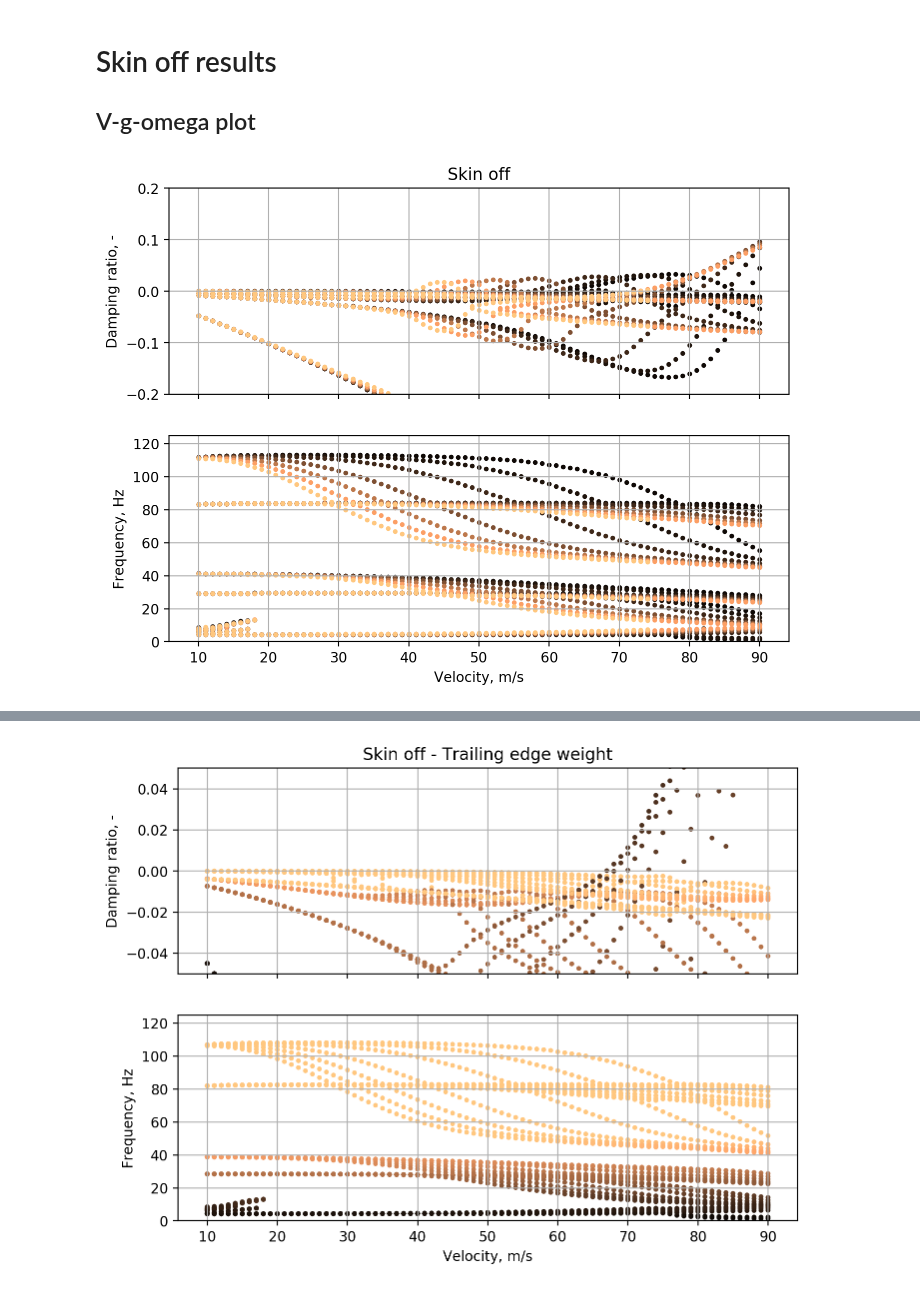
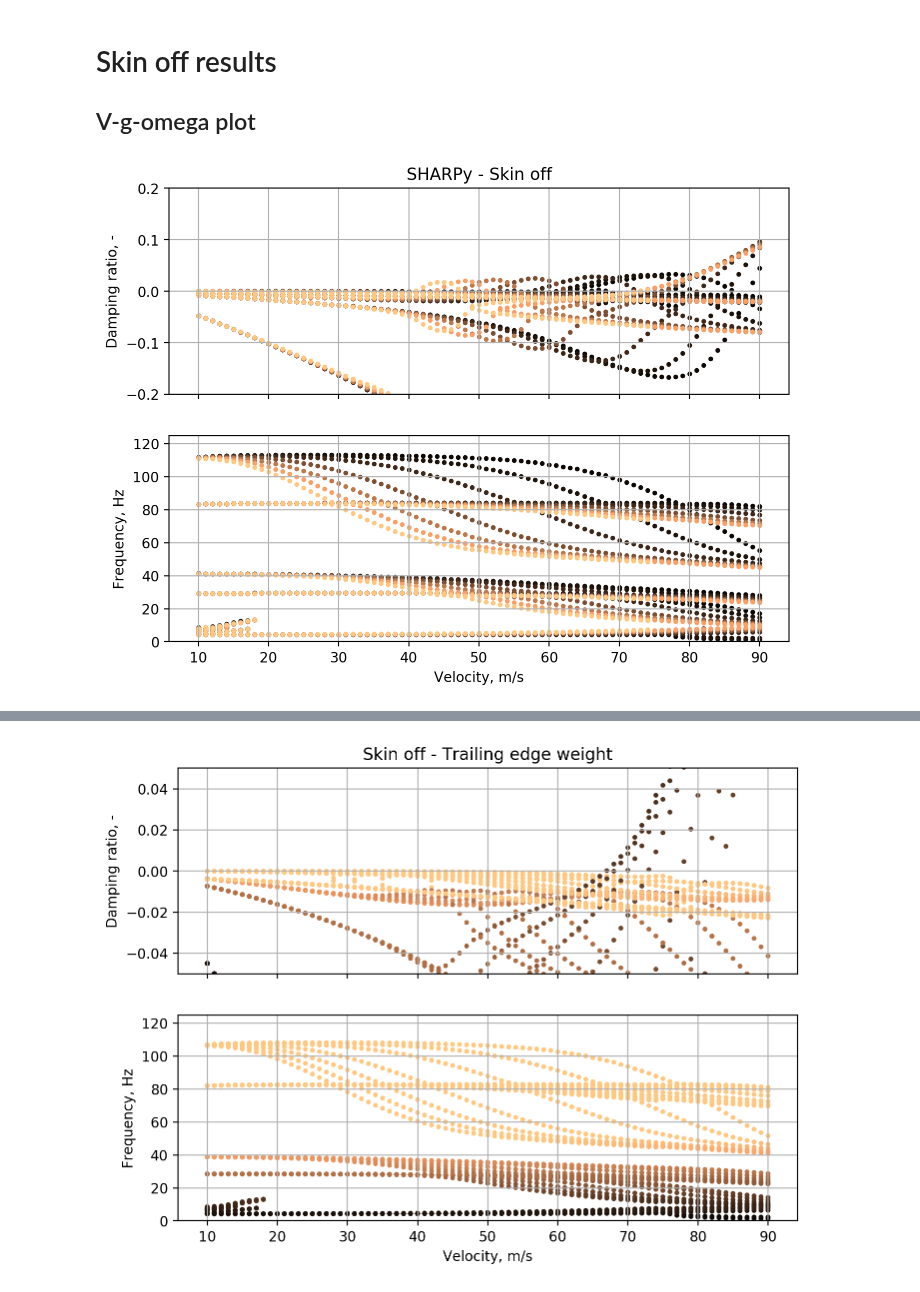
Before and after one commit to ngoiz/pazy-aepw3-results, a Jupyter notebook: 06_DeformedWingFlutter/06_DeformedFlutterResults.ipynb, the cells around one changed output, grey strips where cells are left out. Drawn from its saved outputs; the diff is of its cells as text; code cells hidden in the pictures.

```diff
--- a/06_DeformedWingFlutter/06_DeformedFlutterResults.ipynb
+++ b/06_DeformedWingFlutter/06_DeformedFlutterResults.ipynb
@@ -29,7 +29,7 @@ sharpy_results['wo_skin'] = {'path': './sharpy_skin_off',
                              'alpha': np.array([0.25, 0.5, 1, 2, 3, 4, 5]),
                             'skin': False}
 sharpy_results['w_skin'] = {'path': './sharpy_skin_on',
-                             'alpha': np.array([0.25, 0.5, 1, 2, 3, 4]),
+                             'alpha': np.array([0.25, 0.5, 1, 2, 3, 4, 5]),
                             'skin': True}
 sharpy_results['wo_skin_te'] = {'path': './sharpy_skin_off_te1',
                              'alpha': np.array([0.25, 0.5, 1, 2, 3, 4, 5]),
@@ -51,20 +72,20 @@ for case in sharpy_results.values():
 # %%
 case = sharpy_results['wo_skin']
 fig, ax = plt.subplots(nrows=2, sharex=True)
 cmap = plt.get_cmap('copper')
 nrm = plt.Normalize(vmin=0, vmax=5)
 
 for ith, aoa in enumerate(case['alpha']):
     ax[0].scatter(case['vgf'][ith][:, 0], case['vgf'][ith][:, 1], color=cmap(nrm(aoa)), s=6)
     ax[1].scatter(case['vgf'][ith][:, 0], case['vgf'][ith][:, 2], color=cmap(nrm(aoa)), s=6)
 
 ax[0].set_ylim(-0.2, 0.2)
 ax[0].grid()
 ax[1].set_ylim(0, 125)
 ax[1].grid()
 ax[1].set_xlabel('Velocity, m/s')
 ax[1].set_ylabel('Frequency, Hz')
 ax[0].set_ylabel('Damping ratio, -')
-ax[0].set_title('Skin off');
+ax[0].set_title('SHARPy - Skin off');
 # %% [output]
-[figure, old version]
+[figure, new version]
```
Also changed, not shown: parts of 8 cells of this notebook, 8 other files.
